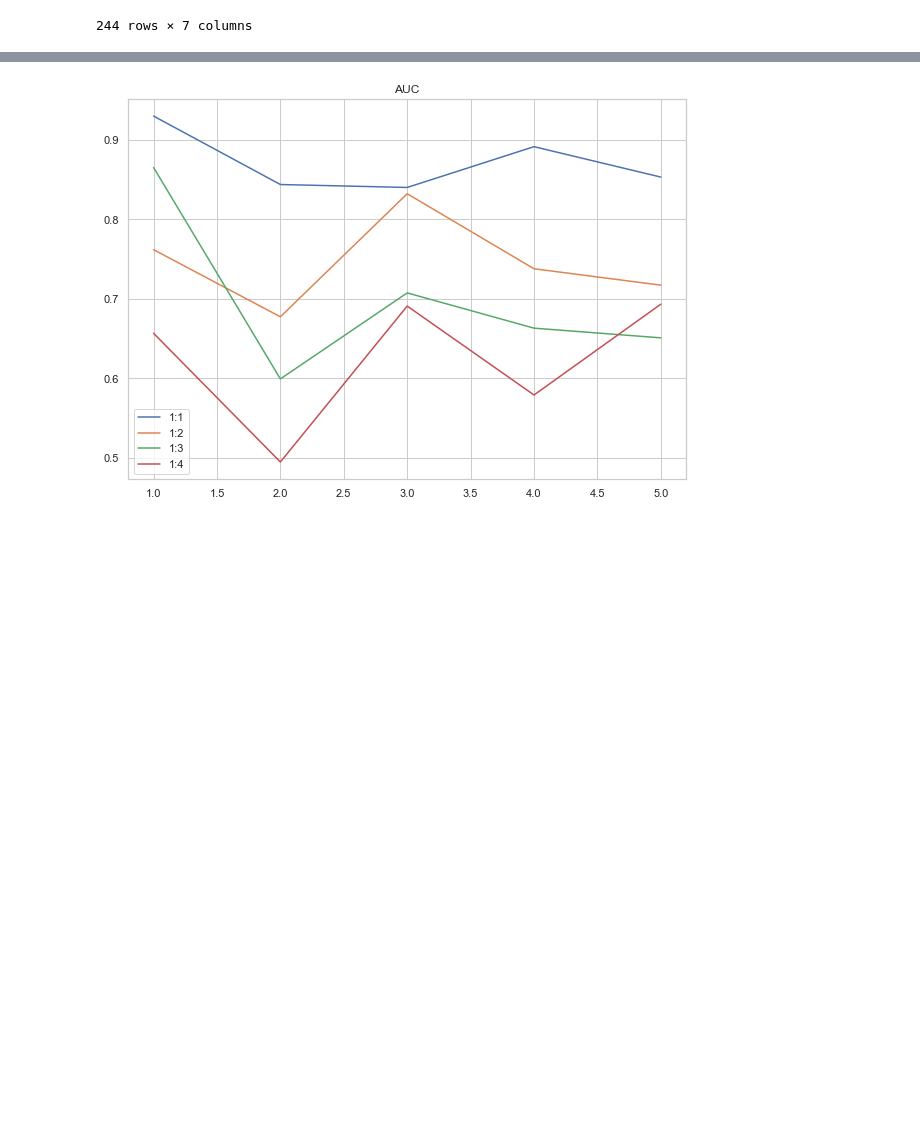
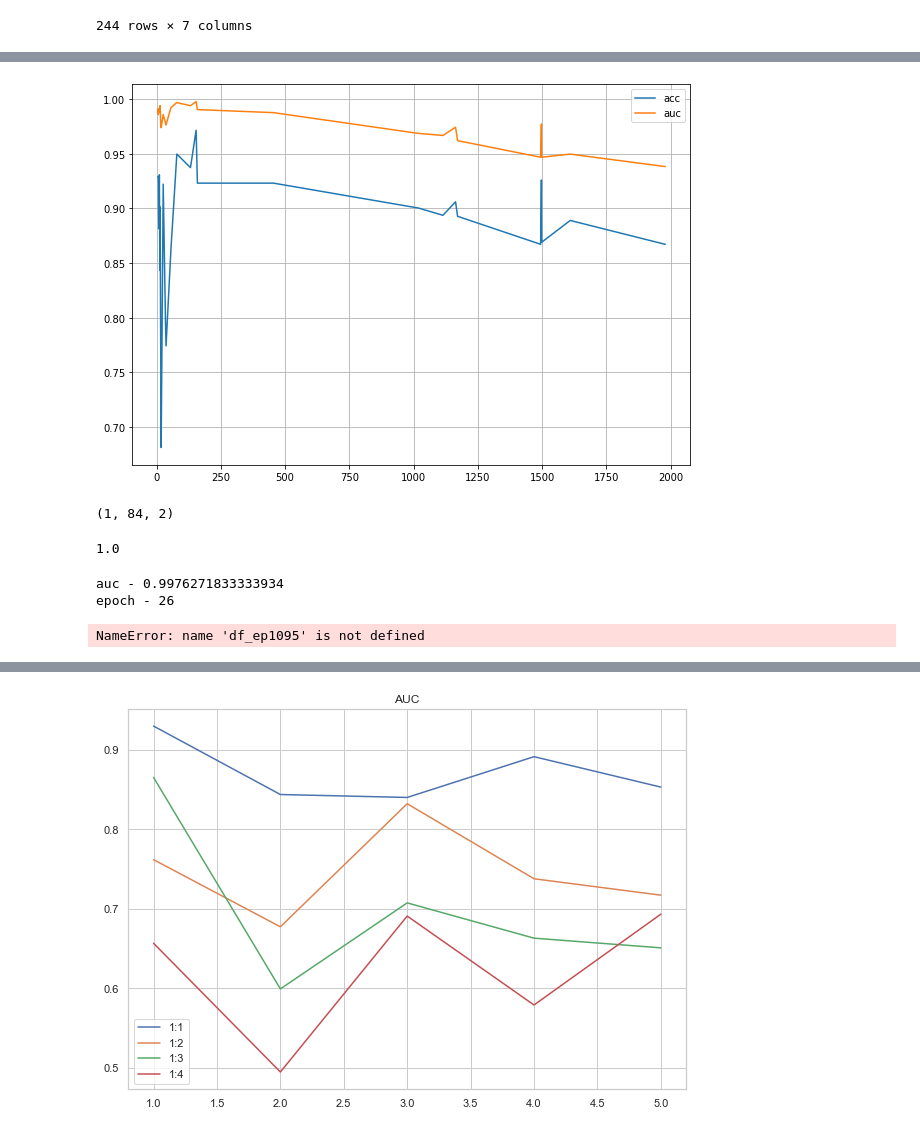
Before and after one commit to SivenM/test_models, a Jupyter notebook: testing_plots.ipynb, the cells around one changed output, grey strips where cells are left out. Cells and saved outputs as stored; diff of their text form; code cells hidden in the pictures; blank space fills up the shorter version.

```diff
--- a/testing_plots.ipynb
+++ b/testing_plots.ipynb
@@ -269,0 +293,9 @@ plt.show();
+# %%
+plt.figure(figsize=(10, 7))
+plt.plot(epochs, acc, label='acc')
+plt.plot(epochs, auc, label='auc')
+plt.legend()
+plt.grid('on')
+plt.show()
+# %% [output]
+[figure, added]
@@ -269,0 +304,5 @@ plt.show();
+# %%
+cls_pred = np.array(test_pred['cls_predictions'])
+cls_pred.shape
+# %% [output]
+(1, 84, 2)
@@ -269,0 +311,12 @@ plt.show();
+# %%
+np.amax(cls_pred[0,:,0], axis=0)
+# %% [output]
+1.0
+# %%
+idx = np.argmax(auc)
+auc_best = auc[idx]
+epoch_best = epochs[idx]
+print(f'auc - {auc_best}\nepoch - {epoch_best}')
+# %% [output]
+auc - 0.9976271833333934
+epoch - 26
@@ -269,0 +341,5 @@ plt.show();
+# %%
+print_num_fn(df_ep1095_3, df_ep2458_3)
+print_low_iou(df_ep1095_4, df_ep2458_4)
+# %% [output]
+NameError: name 'df_ep1095' is not defined
```
Also changed, not shown: parts of 42 cells of this notebook, 19 other files.
